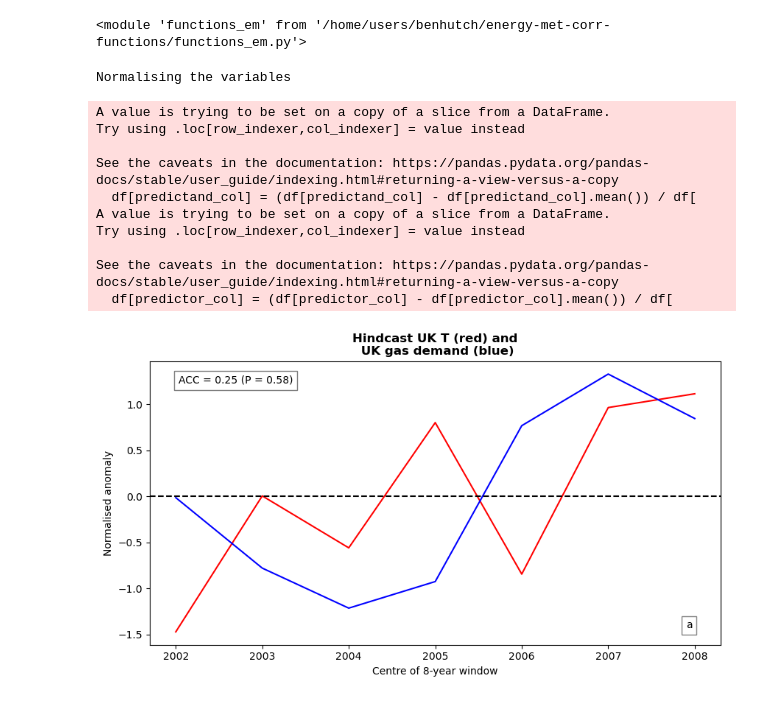
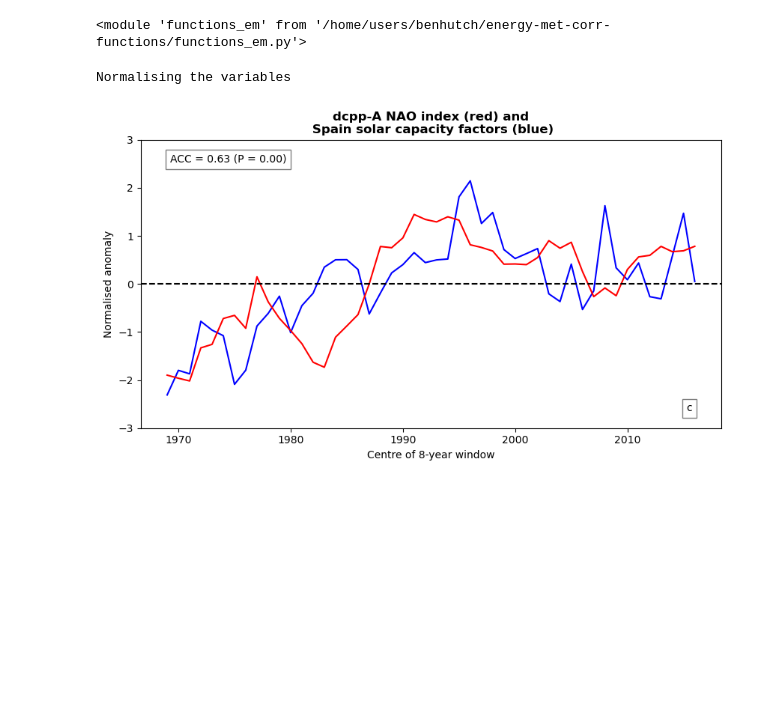
Before and after one commit to benhutchmet/energy-met-corr, a Jupyter notebook: testing-shapefiles.ipynb, the cells around one changed output. Cells and saved outputs as stored; diff of their text form; code cells hidden in the pictures; blank space fills up the shorter version.

Commit message:
update dictionaries and new plots

```diff
--- a/testing-shapefiles.ipynb
+++ b/testing-shapefiles.ipynb
@@ -129,7 +140,7 @@ merged_df.head()
 # %%
-# restrict merged_df to the index, fcst_ts_mean and obs_ts and UK
-merged_df_subset = merged_df[[
-    "fcst_ts_mean",
-    "obs_ts",
-    "UK",
-]]
+# # restrict merged_df to the index, fcst_ts_mean and obs_ts and UK
+# merged_df_subset = merged_df[[
+#     "fcst_ts_mean",
+#     "obs_ts",
+#     "UK",
+# ]]
@@ -145,6 +149,6 @@ merged_df_subset.head()
 # %%
 # path to file
-path = "/home/users/benhutch/NGrid_demand/csv_files/ERA5_climate_indices_demand_Thornton_Bloomfield_8yrRM_ONDJFM.csv"
+path = "/home/users/benhutch/energy-sotcr-2023/data/ERA5_wd_demand_UK_1940_2023_daily.csv"
 
 # open the file
 demand_df = pd.read_csv(path)
@@ -159,0 +164,9 @@ demand_df.head()
+# %%
+# process the data
+demand_df["date"] = pd.to_datetime(demand_df["Unnamed: 0"])
+
+# set the date as the index
+demand_df.set_index("date", inplace=True)
+
+# drop the unnamed column
+demand_df.drop("Unnamed: 0", axis=1, inplace=True)
@@ -686,36 +778,28 @@ importlib.reload(funcs)
 # %%
 # Test the plotting function
 funcs.plot_time_series(
-    df=filtered_df,
-    predictor_col="fcst_ts_mean",
-    predictand_col="gas_demand_5yrRmean",
+    df=merged_df,
+    predictor_col_name="model_nao_mean",
+    predictand_col_name="ES",
     ylabel="Normalised anomaly",
     figsize_x=10,
     figsize_y=5,
     twin_axes=False,
     do_detrend_predictor=False,
     do_detrend_predictand=False,
     normalise_anom=True,
-    title="Hindcast UK T (red) and\n UK gas demand (blue)",
-    label="a",
+    title="dcpp-A NAO index (red) and\n Spain solar capacity factors (blue)",
+    label="c",
     fontsize=10,
     predictor_color="r",
     predictand_color="b",
     inverse_predictand=False,
+    manual_ylims=[-3.0, 3.0],
+    calc_rmse=False,
 )
 # %% [output]
 Normalising the variables
-A value is trying to be set on a copy of a slice from a DataFrame.
-Try using .loc[row_indexer,col_indexer] = value instead
-
-See the caveats in the documentation: https://pandas.pydata.org/pandas-docs/stable/user_guide/indexing.html#returning-a-view-versus-a-copy
-  df[predictand_col] = (df[predictand_col] - df[predictand_col].mean()) / df[
-A value is trying to be set on a copy of a slice from a DataFrame.
-Try using .loc[row_indexer,col_indexer] = value instead
-
-See the caveats in the documentation: https://pandas.pydata.org/pandas-docs/stable/user_guide/indexing.html#returning-a-view-versus-a-copy
-  df[predictor_col] = (df[predictor_col] - df[predictor_col].mean()) / df[
-[figure, old version]
+[figure, new version]
 # %%
 from scipy.stats import pearsonr
 
```
Also changed, not shown: parts of 19 cells of this notebook, 1 other file.
